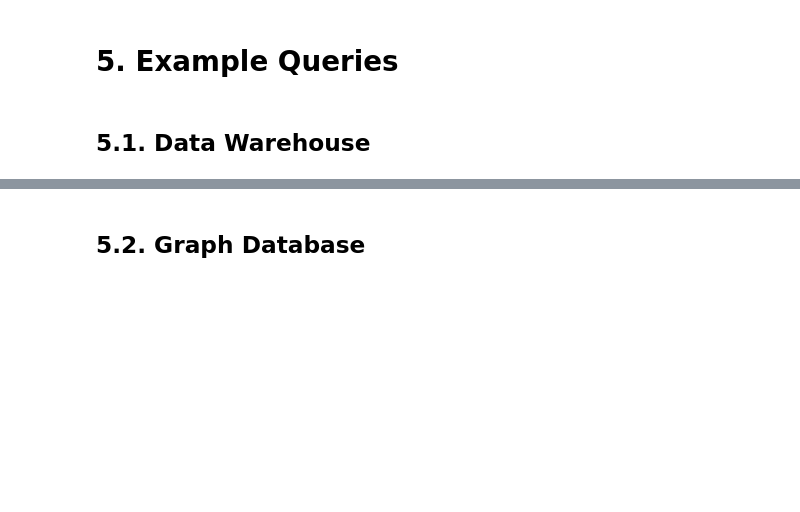
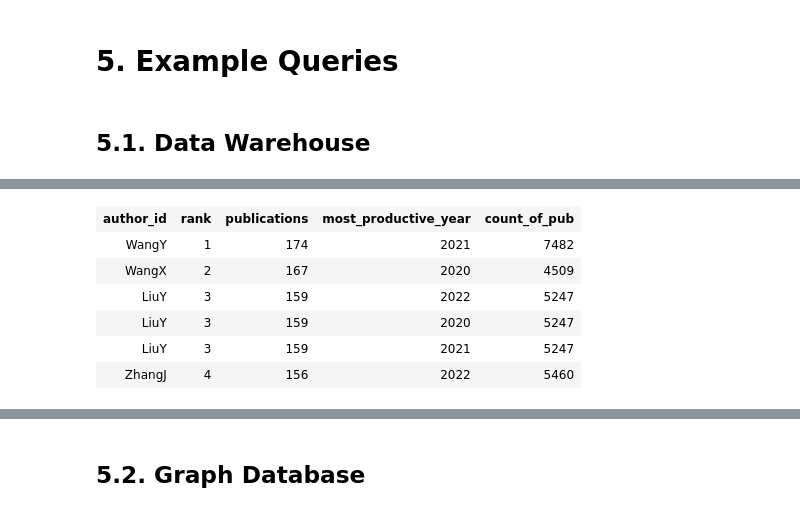
Before and after one commit to qetdr/research-data-pipeline, a Jupyter notebook: research_pipe_container/ETL.ipynb, the cells around one changed output, grey strips where cells are left out. Cells and saved outputs as stored; diff of their text form; code cells hidden in the pictures; blank space fills up the shorter version.

```diff
--- a/research_pipe_container/ETL.ipynb
+++ b/research_pipe_container/ETL.ipynb
@@ -313,0 +412,10 @@ print(result[0]['ct'])
+# %%
+query_three
+# %% [output]
+| author_id | rank | publications | most_productive_year | count_of_pub |
+| WangY | 1 | 174 | 2021 | 7482 |
+| WangX | 2 | 167 | 2020 | 4509 |
+| LiuY | 3 | 159 | 2022 | 5247 |
+| LiuY | 3 | 159 | 2020 | 5247 |
+| LiuY | 3 | 159 | 2021 | 5247 |
+| ZhangJ | 4 | 156 | 2022 | 5460 |
```
Also changed, not shown: parts of 12 cells of this notebook.
